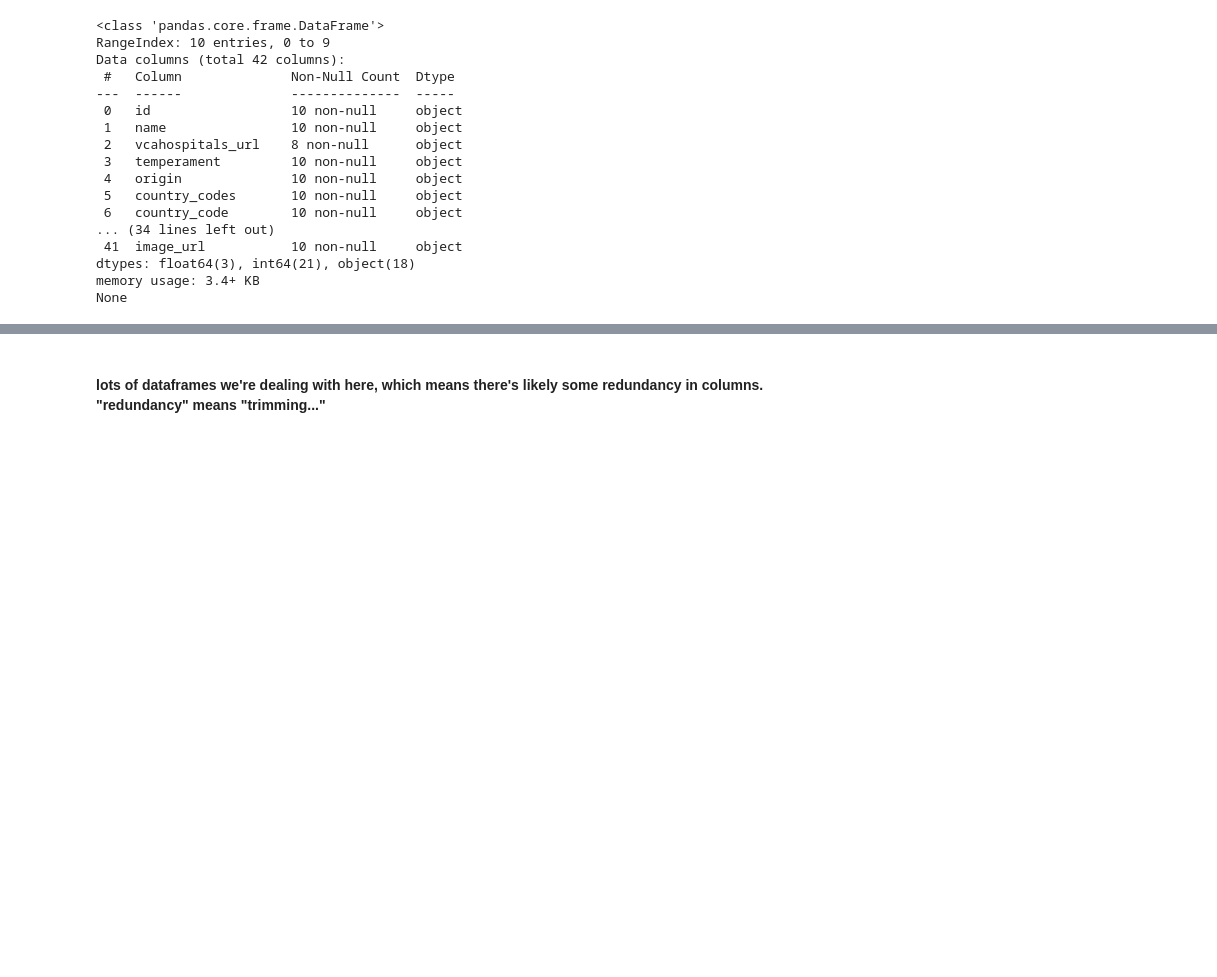
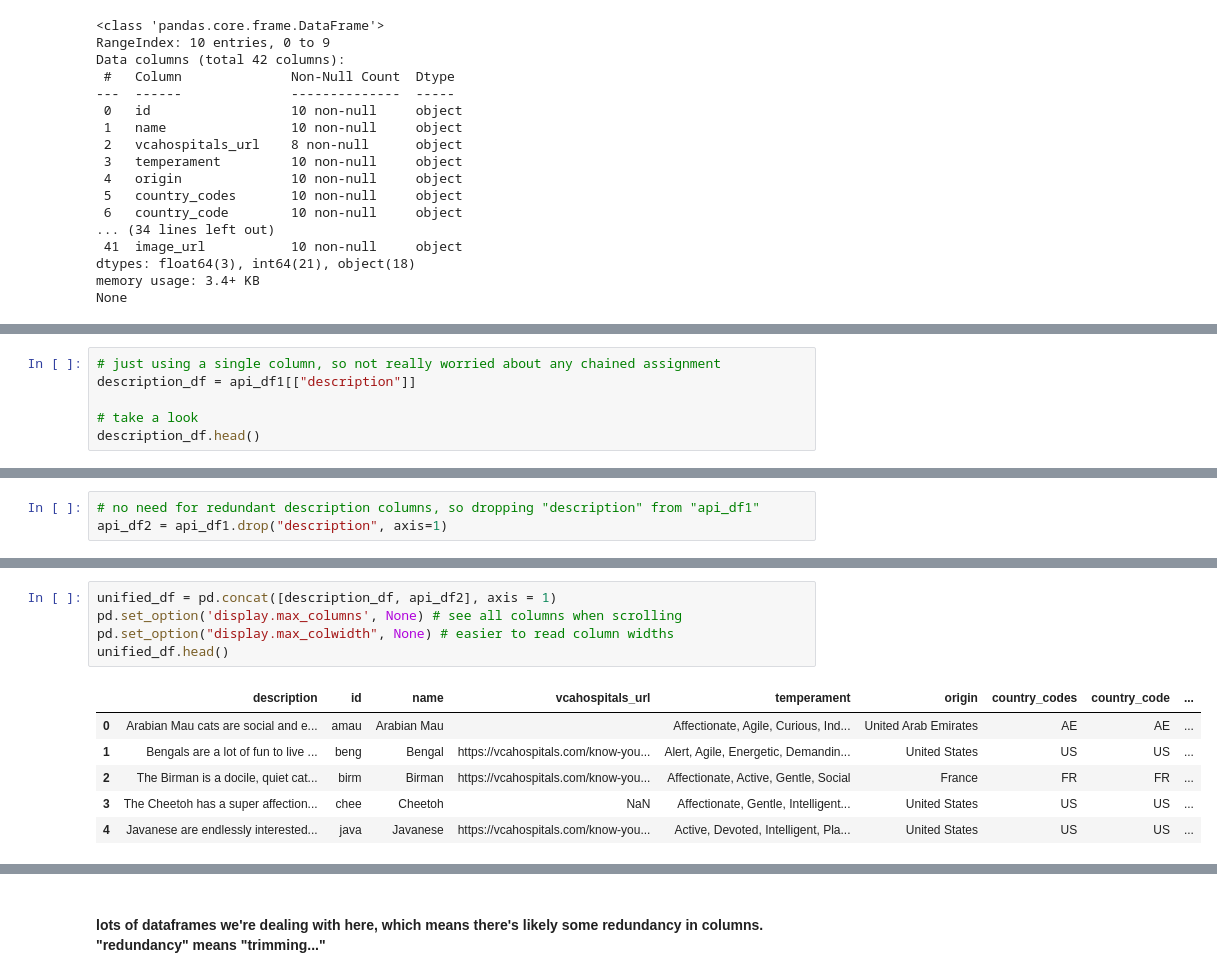
Before and after one commit to npj210mlk/new_api_tutorial, a Jupyter notebook: cat_chat.ipynb, the cells around one changed output, grey strips where cells are left out. Drawn from its saved outputs; the diff is of its cells as text; blank space fills up the shorter version.

```diff
--- a/cat_chat.ipynb
+++ b/cat_chat.ipynb
@@ -106,0 +119,6 @@ None
+# %%
+# just using a single column, so not really worried about any chained assignment
+description_df = api_df1[["description"]]
+
+# take a look
+description_df.head()
@@ -106,0 +132,3 @@ None
+# %%
+# no need for redundant description columns, so dropping "description" from "api_df1"
+api_df2 = api_df1.drop("description", axis=1)
@@ -106,0 +158,12 @@ None
+# %%
+unified_df = pd.concat([description_df, api_df2], axis = 1)
+pd.set_option('display.max_columns', None) # see all columns when scrolling
+pd.set_option("display.max_colwidth", None) # easier to read column widths
+unified_df.head()
+# %% [output]
+|  | description | id | name | vcahospitals_url | temperament | origin | country_codes | country_code | ... |
+| 0 | Arabian Mau cats are social and e... | amau | Arabian Mau |  | Affectionate, Agile, Curious, Ind... | United Arab Emirates | AE | AE | ... |
+| 1 | Bengals are a lot of fun to live ... | beng | Bengal | https://vcahospitals.com/know-you... | Alert, Agile, Energetic, Demandin... | United States | US | US | ... |
+| 2 | The Birman is a docile, quiet cat... | birm | Birman | https://vcahospitals.com/know-you... | Affectionate, Active, Gentle, Social | France | FR | FR | ... |
+| 3 | The Cheetoh has a super affection... | chee | Cheetoh | NaN | Affectionate, Gentle, Intelligent... | United States | US | US | ... |
+| 4 | Javanese are endlessly interested... | java | Javanese | https://vcahospitals.com/know-you... | Active, Devoted, Intelligent, Pla... | United States | US | US | ... |
```
Also changed, not shown: parts of 34 cells of this notebook, 2 other files.
